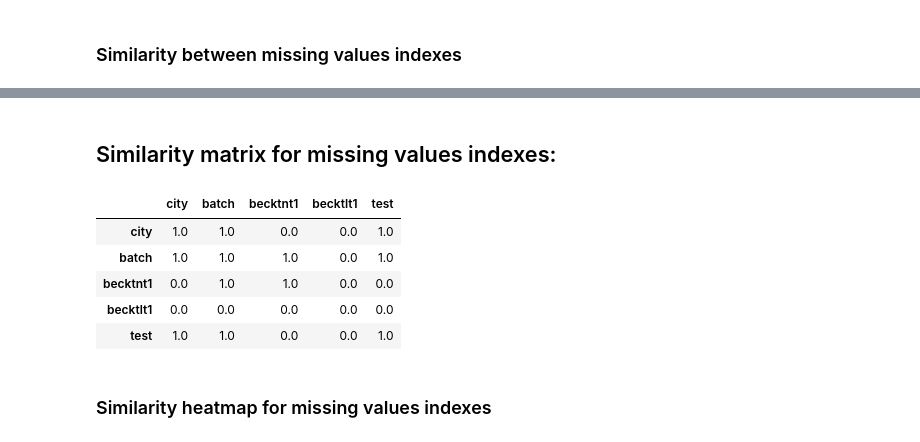
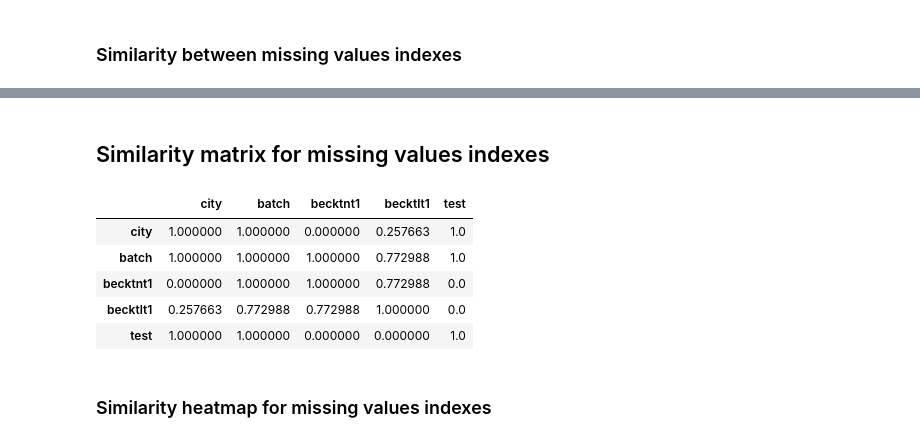
Before and after one commit to vintage-maeve/Data_quality, a Jupyter notebook: Establishing data quality.ipynb, the cells around one changed output, grey strips where cells are left out. Drawn from its saved outputs; the diff is of its cells as text; code cells hidden in the pictures.

```diff
--- a/Establishing data quality.ipynb
+++ b/Establishing data quality.ipynb
@@ -32,7 +32,7 @@ def printmd(string):
     display(Markdown(string))
 
 # Global variables declaration
-customised_missing_values = []
+customized_missing_values = []
 # %% [markdown]
 ## Data collection
 # %% [markdown]
@@ -248,30 +255,28 @@ def get_cosine_similarity(req_arr1, req_arr2):
     else:
         return (dot_product / (magnitude_arr1 * magnitude_arr2))
 
-def has_null_value(data, null_list):
-    null_elem = []
-    for c in data.columns:
-        for elem in data[c]:
-            if elem in null_list:
-                null_elem.append(elem)
-    return null_elem
 
-values = pd.Series()
+# Get all the columns' items and store misisng values indexes
+values = pd.Series(dtype = "object")
 for column in data.columns:
-    values[column] = np.where(data[column].isnull() | data[column].isin(['NIL RETURN']))
+    values[column] = np.where(data[column].isnull() | data[column].isin(customized_missing_values))
 
+# Retrieve all the columns that have missing items
 missing_val_indexes = values.drop(values.index[[index for index, value in enumerate(values) if value[0].size == 0]])
-print(missing_val_indexes)
 
+# Compute the cosine similarity between all columns
 df = pd.DataFrame(columns = missing_val_indexes.index, index =  missing_val_indexes.index)
 
+print(missing_val_indexes)
 for current_index_row in range(len(missing_val_indexes)):
     for current_index_column in range(len(missing_val_indexes)):
-        df.iloc[current_index_row][current_index_column] = float(get_cosine_similarity(missing_val_indexes[current_index_row], missing_val_indexes[current_index_column]))
+        df.iloc[current_index_row][current_index_column] = float(get_cosine_similarity(
+            missing_val_indexes[current_index_row],
+            missing_val_indexes[current_index_column]))
 
 for column in df.columns:
     df[column] = df[column].astype('float')
 
-printmd("## Similarity matrix for missing values indexes: ")
+printmd("## Similarity matrix for missing values indexes ")
 display(df)
 # %% [output]
@@ -283,11 +288,11 @@ test            ([2],)
 dtype: object
-## Similarity matrix for missing values indexes:
+## Similarity matrix for missing values indexes
 |  | city | batch | becktnt1 | becktlt1 | test |
-| city | 1.0 | 1.0 | 0.0 | 0.0 | 1.0 |
-| batch | 1.0 | 1.0 | 1.0 | 0.0 | 1.0 |
-| becktnt1 | 0.0 | 1.0 | 1.0 | 0.0 | 0.0 |
-| becktlt1 | 0.0 | 0.0 | 0.0 | 0.0 | 0.0 |
-| test | 1.0 | 1.0 | 0.0 | 0.0 | 1.0 |
+| city | 1.000000 | 1.000000 | 0.000000 | 0.257663 | 1.0 |
+| batch | 1.000000 | 1.000000 | 1.000000 | 0.772988 | 1.0 |
+| becktnt1 | 0.000000 | 1.000000 | 1.000000 | 0.772988 | 0.0 |
+| becktlt1 | 0.257663 | 0.772988 | 0.772988 | 1.000000 | 0.0 |
+| test | 1.000000 | 1.000000 | 0.000000 | 0.000000 | 1.0 |
 # %% [markdown]
 ### Similarity heatmap for missing values indexes
 # %%
```
Also changed, not shown: parts of 10 cells of this notebook, 1 other file.
